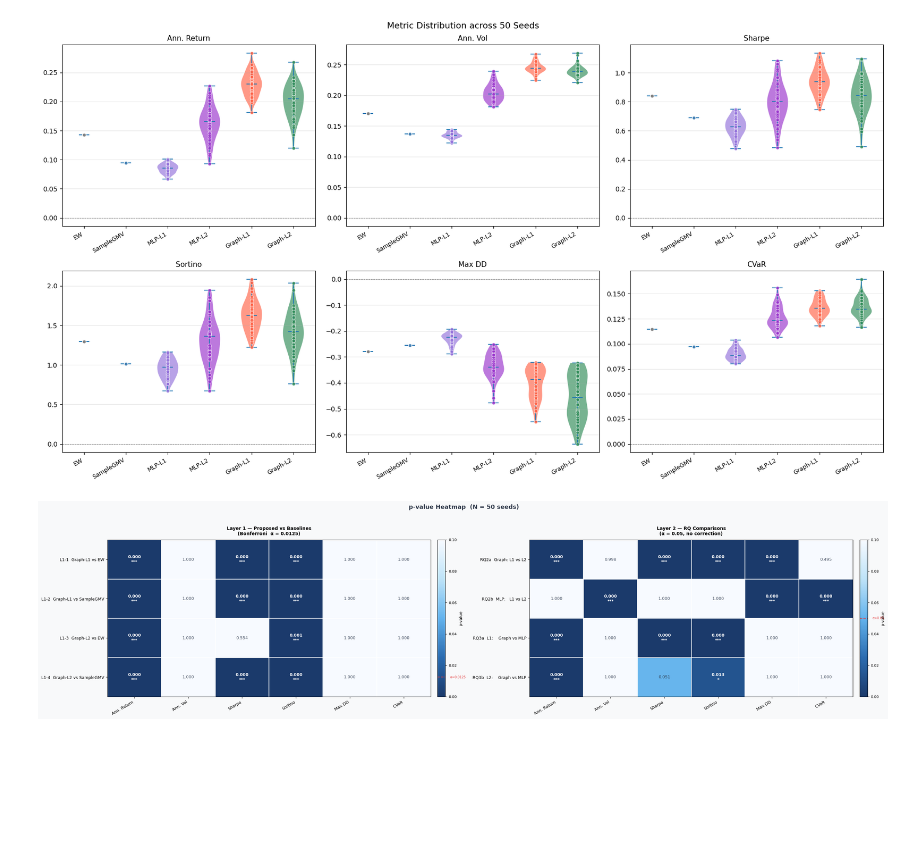
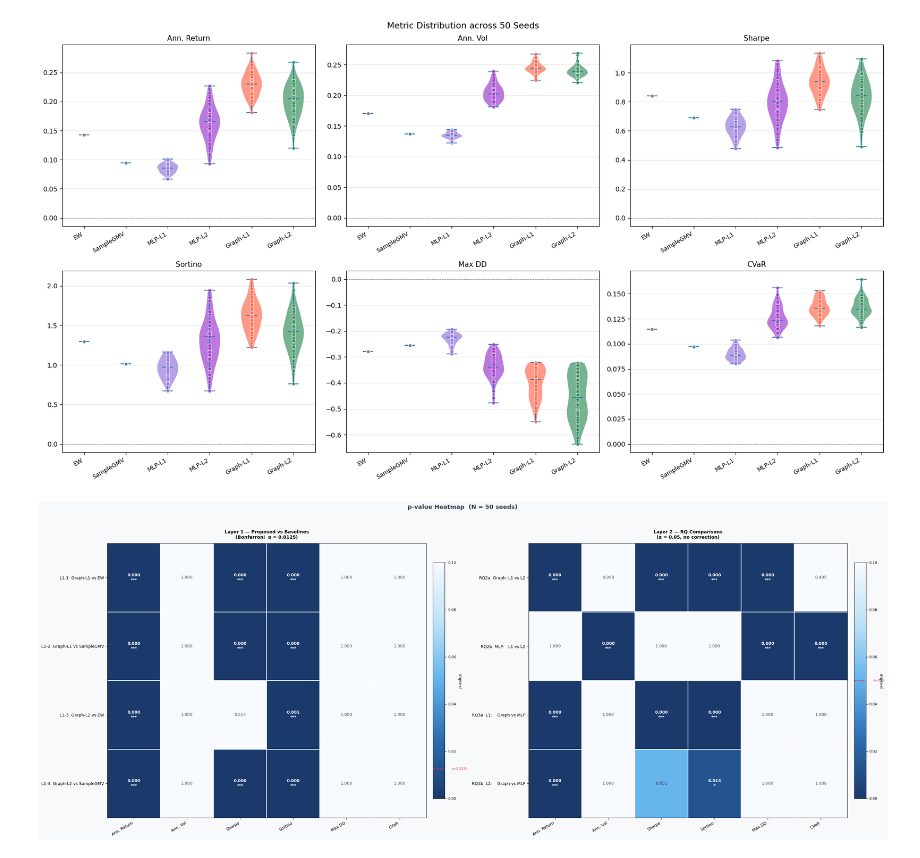
Before and after one commit to taekyounglee1224/Graph-E2E-PO, a Jupyter notebook: stats_test.ipynb, the cells around one changed output. Drawn from its saved outputs; the diff is of its cells as text; code cells hidden in the pictures; blank space fills up the shorter version.

Commit message:
modified heatmap

```diff
--- a/stats_test.ipynb
+++ b/stats_test.ipynb
@@ -274,23 +274,18 @@ plt.show()
 # ── p-value heatmap: Layer별 분리 표시 ──────────────────────────────────────
 from matplotlib.colors import LinearSegmentedColormap
 
-# p=0 (significant) → 진한 인디고/네이비  /  p=0.1 (not sig) → 아이보리/흰색
 _cmap = LinearSegmentedColormap.from_list(
     'sig',
-    ['#1b3a6b',   # p≈0      deep navy
-     '#2b6cb0',   # p≈0.025  cobalt
-     '#63b3ed',   # p≈0.05   sky blue
-     '#bee3f8',   # p≈0.075  pale blue
-     '#f7faff'],  # p≈0.1    near white
+    ['#1b3a6b', '#2b6cb0', '#63b3ed', '#bee3f8', '#f7faff'],
     N=256,
 )
 
 n_rows_plot = max(len(PAIRS_L1), len(PAIRS_L2))
 fig, axes = plt.subplots(
     1, 2,
-    figsize=(len(METRICS) * 2.0 * 2 + 2, n_rows_plot * 1.1 + 2.0),
+    figsize=(len(METRICS) * 2.0 * 2 + 2, n_rows_plot * 1.5 + 4.0),
 )
-fig.patch.set_facecolor('#f8f9fa')   # 연한 회색 배경
+fig.patch.set_facecolor('#f8f9fa')
 
 for ax, layer_tag, pairs, title in [
     (axes[0], 'Layer 1', PAIRS_L1,
@@ -310,7 +305,6 @@ for ax, layer_tag, pairs, title in [
 
     im = ax.imshow(data, vmin=0, vmax=0.1, cmap=_cmap, aspect='auto')
 
-    # ── 셀 텍스트 ────────────────────────────────────────────────────────
     for i in range(len(row_labels)):
         for j in range(len(METRICS)):
             pval = data[i, j]
@@ -318,41 +312,37 @@ for ax, layer_tag, pairs, title in [
                 continue
             stars = (sig_stars_l1 if layer_tag == 'Layer 1' else sig_stars_l2)(pval).strip()
             txt   = f'{pval:.3f}\n{stars}' if stars else f'{pval:.3f}'
-            # 셀이 어두울수록 흰 글씨
-            fc = 'white' if pval < 0.04 else ('#2d3748' if pval < 0.08 else '#4a5568')
+            fc    = 'white' if pval < 0.04 else ('#2d3748' if pval < 0.08 else '#4a5568')
             ax.text(j, i, txt, ha='center', va='center',
                     fontsize=9, fontweight='bold' if stars else 'normal', color=fc)
 
-    # ── 눈금선(grid) ─────────────────────────────────────────────────────
     ax.set_xticks(np.arange(len(METRICS)) - 0.5, minor=True)
     ax.set_yticks(np.arange(len(row_labels)) - 0.5, minor=True)
     ax.grid(which='minor', color='white', linewidth=1.5)
     ax.tick_params(which='minor', bottom=False, left=False)
-
     ax.set_xticks(range(len(METRICS)))
     ax.set_xticklabels(METRICS, fontsize=9, rotation=30, ha='right')
     ax.set_yticks(range(len(row_labels)))
     ax.set_yticklabels(row_labels, fontsize=9)
     ax.set_title(title, fontsize=10, pad=10, fontweight='bold')
     ax.set_facecolor('#f8f9fa')
 
     cb = plt.colorbar(im, ax=ax, fraction=0.035, pad=0.02)
     cb.set_label('p-value', fontsize=9)
     cb.ax.tick_params(labelsize=8)
 
-    # α 임계선 표시
     alpha_thr = 0.0125 if layer_tag == 'Layer 1' else 0.05
     cb.ax.axhline(alpha_thr, color='#e53e3e', linewidth=1.5, linestyle='--')
     cb.ax.text(1.6, alpha_thr, f'α={alpha_thr}', va='center',
                fontsize=7, color='#e53e3e', transform=cb.ax.transData)
 
 plt.suptitle(
     f'p-value Heatmap  (N = {N_RUNS} seeds)',
     fontsize=13, fontweight='bold', y=1.03, color='#2d3748'
 )
 plt.tight_layout()
 plt.savefig('results/pvalue_heatmap.png', dpi=450, bbox_inches='tight',
             facecolor=fig.get_facecolor())
 plt.show()
 # %% [output]
-[figure, old version]
+[figure, new version]
```
Also changed, not shown: 1 other file.
